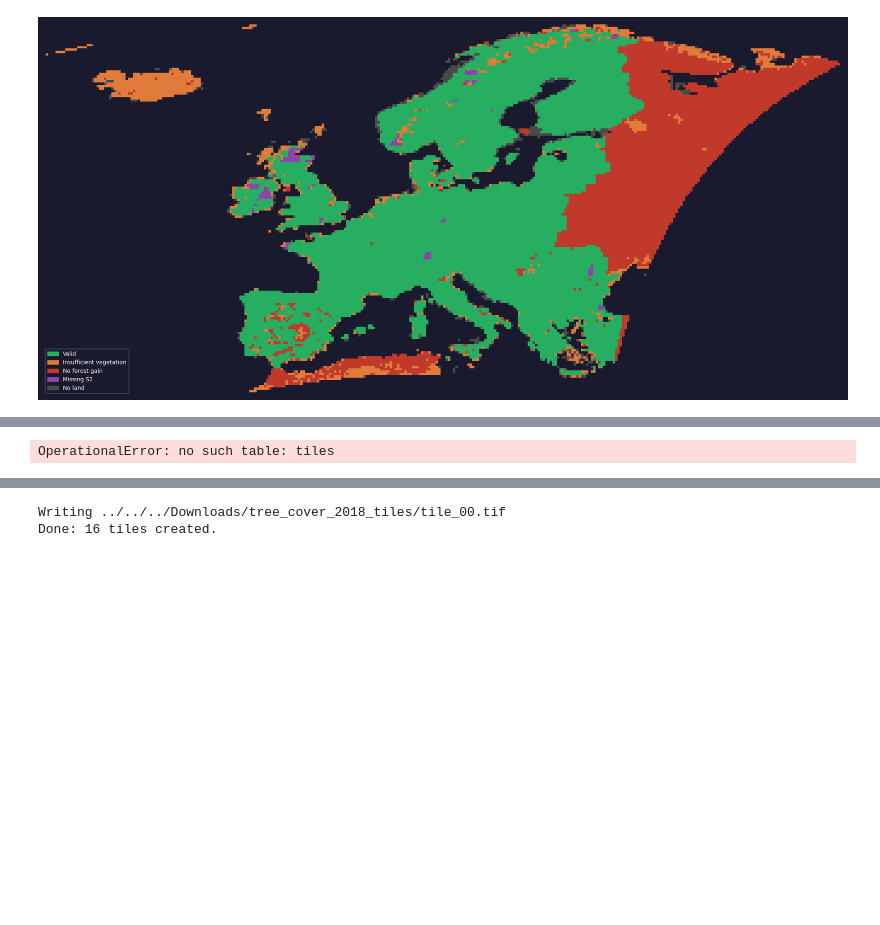
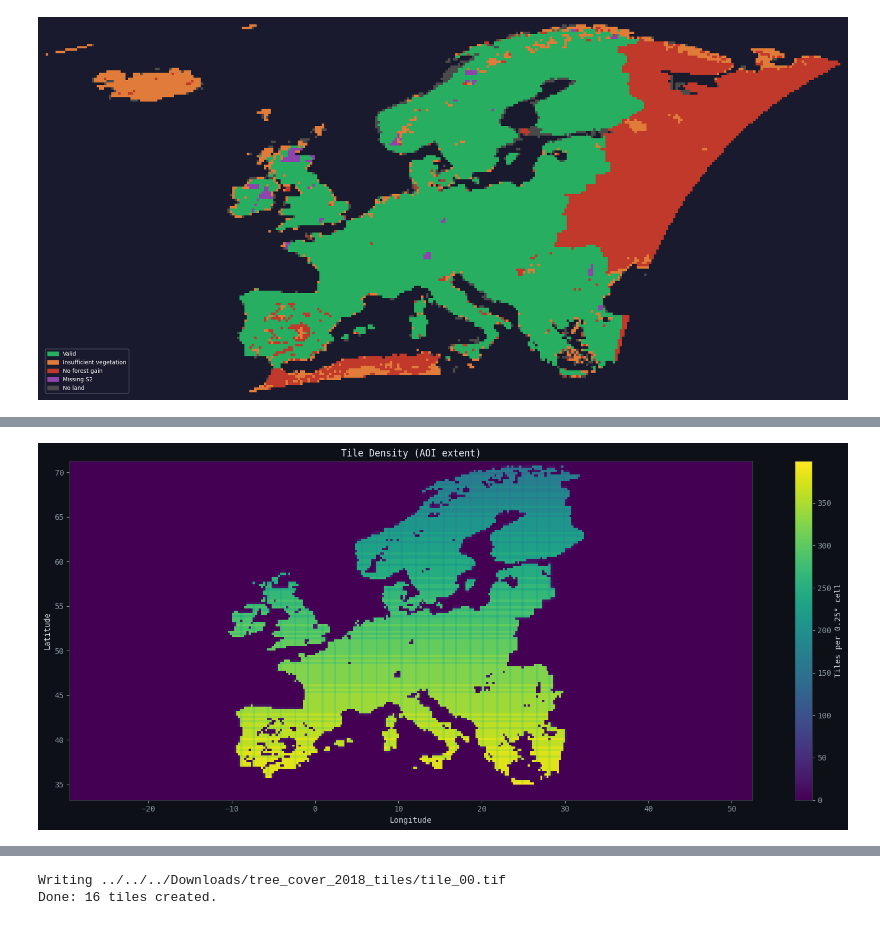
Before and after one commit to JamesBrockUoB/ForestGainFoundations, a Jupyter notebook: DataCollection/data_analysis.ipynb, the cells around one changed output, grey strips where cells are left out. Saved outputs shown, nothing was run; the diff lists cells and outputs as text; code cells hidden in the pictures; blank space fills up the shorter version.

```diff
--- a/DataCollection/data_analysis.ipynb
+++ b/DataCollection/data_analysis.ipynb
@@ -1131,4 +1097,5 @@ Done — plots saved to ./plots/
 # %%
+%matplotlib inline
 import sqlite3
 import numpy as np
 import matplotlib.pyplot as plt
@@ -1142,38 +1109,54 @@ query = f"""
 SELECT
     CAST(((t.min_lon + t.max_lon) / 2 + 180) / {RES} AS INT) AS x_bin,
     CAST(((t.min_lat + t.max_lat) / 2 + 90) / {RES} AS INT) AS y_bin,
     COUNT(*) AS density
 FROM tiles t
 GROUP BY x_bin, y_bin
 """
 
 rows = conn.execute(query).fetchall()
 conn.close()
 
 x_max = int(360 / RES)
 y_max = int(180 / RES)
 
 grid = np.zeros((y_max, x_max), dtype=np.int32)
 
 for x, y, d in rows:
     if 0 <= x < x_max and 0 <= y < y_max:
         grid[y, x] = d
 
+x0 = max(0, int(np.floor((MIN_LON + 180) / RES)))
+x1 = min(x_max, int(np.ceil((MAX_LON + 180) / RES)))
+
+y0 = max(0, int(np.floor((MIN_LAT + 90) / RES)))
+y1 = min(y_max, int(np.ceil((MAX_LAT + 90) / RES)))
+
+grid_crop = grid[y0:y1, x0:x1]
+
+plot_lon_min = x0 * RES - 180
+plot_lon_max = x1 * RES - 180
+plot_lat_min = y0 * RES - 90
+plot_lat_max = y1 * RES - 90
+
 plt.figure(figsize=(16, 7))
+
 plt.imshow(
-    grid,
+    grid_crop,
     origin="lower",
-    extent=[-180, 180, -90, 90],
-    aspect="auto"
+    extent=[plot_lon_min, plot_lon_max, plot_lat_min, plot_lat_max],
+    aspect="auto",
+    interpolation="nearest",
 )
 
 plt.colorbar(label="Tiles per 0.25° cell")
-plt.title("Global Tile Density (raw counts, no log scaling)")
+plt.title("Tile Density (AOI extent)")
 plt.xlabel("Longitude")
 plt.ylabel("Latitude")
+plt.tight_layout()
 plt.show()
 # %% [output]
-OperationalError: no such table: tiles
+[figure, added]
 # %%
 import sqlite3
 import numpy as np
```
Also changed, not shown: parts of 6 cells of this notebook, 17 other files.
